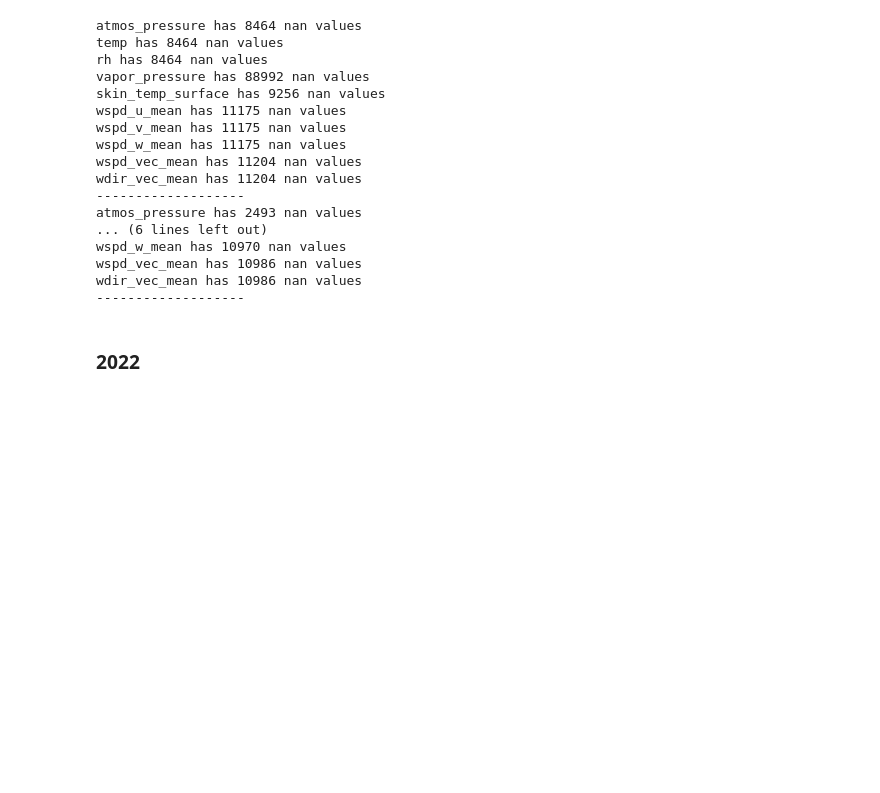
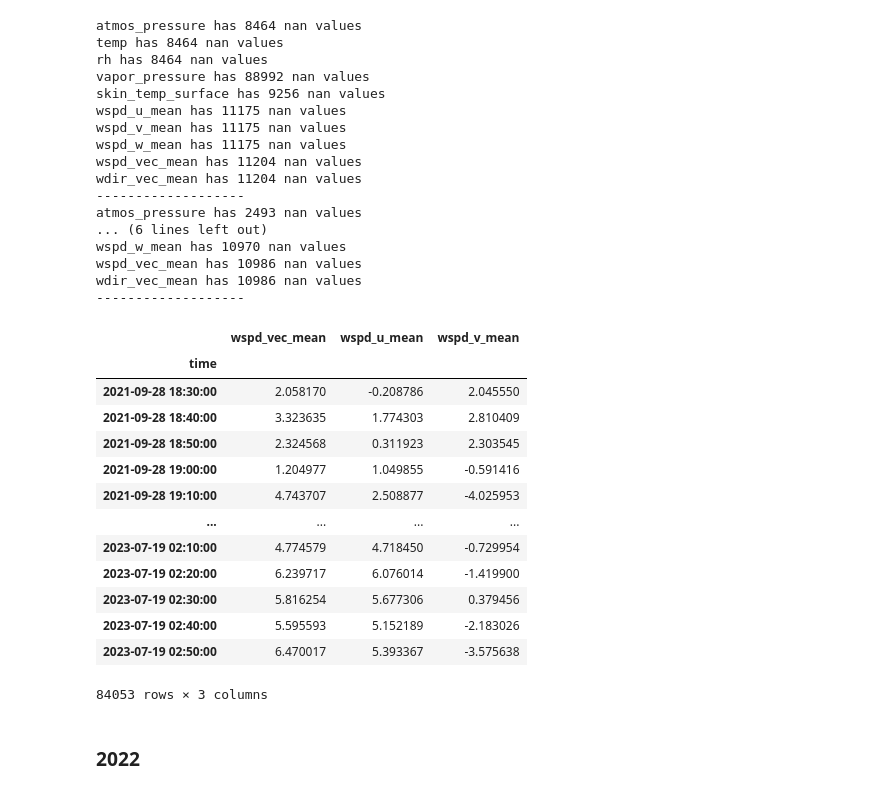
Before and after one commit to dlhogan97/Synoptic-Sublimation, a Jupyter notebook: 02_analysis/data_exploration/04_winter_21_23_SPLASH_sublimation.ipynb, the cells around one changed output. Cells and saved outputs as stored; diff of their text form; code cells hidden in the pictures; blank space fills up the shorter version.

```diff
--- a/02_analysis/data_exploration/04_winter_21_23_SPLASH_sublimation.ipynb
+++ b/02_analysis/data_exploration/04_winter_21_23_SPLASH_sublimation.ipynb
@@ -264,6 +264,23 @@ wspd_w_mean has 10970 nan values
 wspd_vec_mean has 10986 nan values
 wdir_vec_mean has 10986 nan values
 -------------------
+# %%
+splash_kp_qc_ds[['wspd_vec_mean','wspd_u_mean','wspd_v_mean']].to_dataframe().dropna(how='any')
+# %% [output]
+|  | wspd_vec_mean | wspd_u_mean | wspd_v_mean |
+| time |  |  |  |
+| 2021-09-28 18:30:00 | 2.058170 | -0.208786 | 2.045550 |
+| 2021-09-28 18:40:00 | 3.323635 | 1.774303 | 2.810409 |
+| 2021-09-28 18:50:00 | 2.324568 | 0.311923 | 2.303545 |
+| 2021-09-28 19:00:00 | 1.204977 | 1.049855 | -0.591416 |
+| 2021-09-28 19:10:00 | 4.743707 | 2.508877 | -4.025953 |
+| ... | ... | ... | ... |
+| 2023-07-19 02:10:00 | 4.774579 | 4.718450 | -0.729954 |
+| 2023-07-19 02:20:00 | 6.239717 | 6.076014 | -1.419900 |
+| 2023-07-19 02:30:00 | 5.816254 | 5.677306 | 0.379456 |
+| 2023-07-19 02:40:00 | 5.595593 | 5.152189 | -2.183026 |
+| 2023-07-19 02:50:00 | 6.470017 | 5.393367 | -3.575638 |
+84053 rows × 3 columns
 # %%
 # resample to hourly average
 # save the attributes
```
Also changed, not shown: parts of 5 cells of this notebook, 2 other files.
